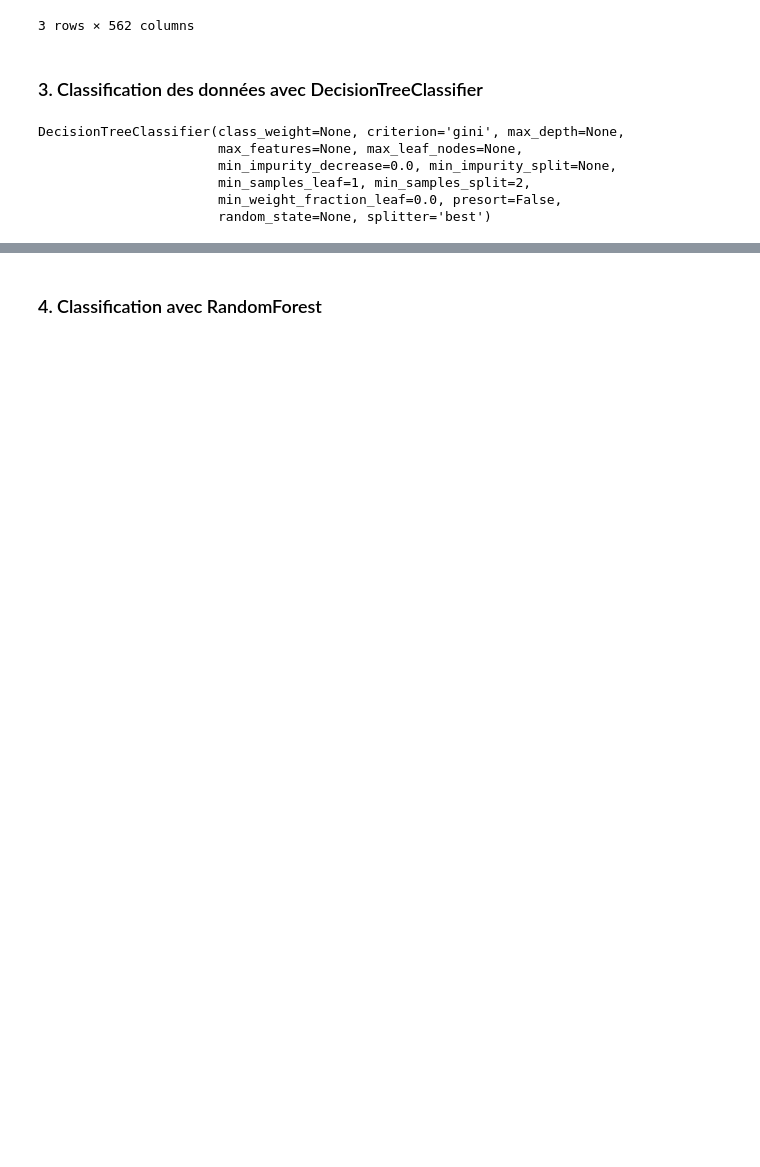
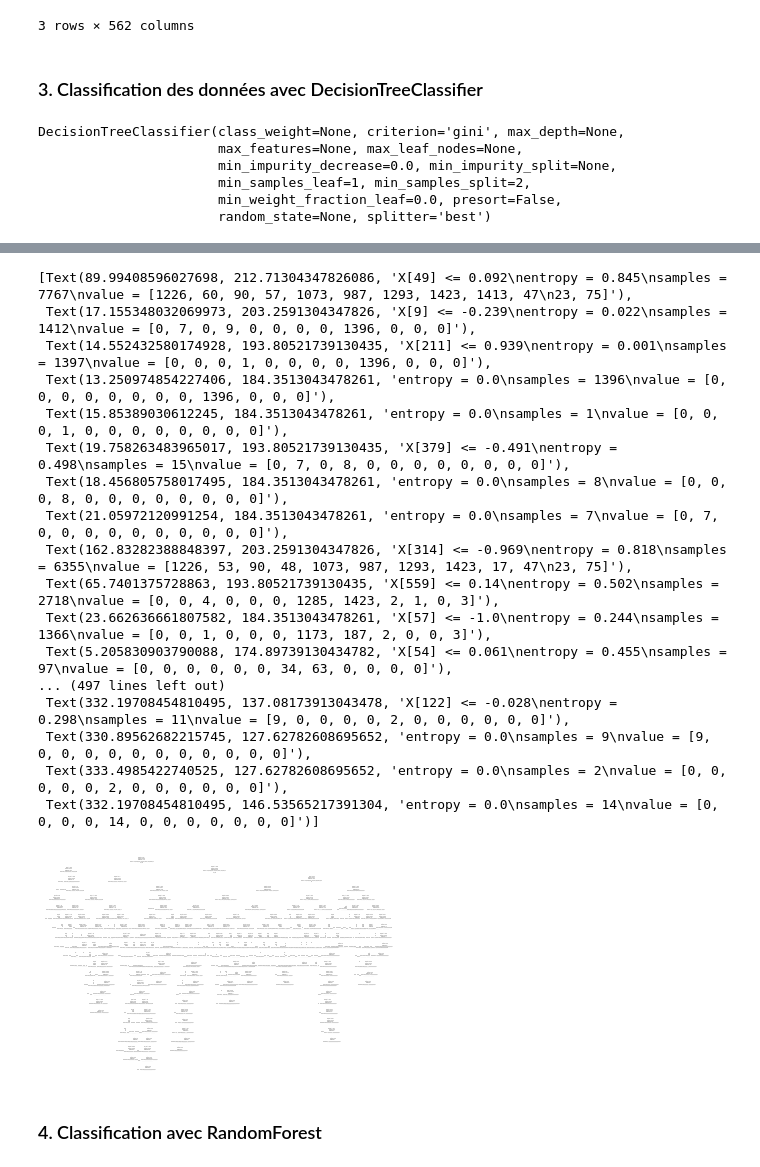
Before and after one commit to HenD-11/PythonForDataAnalysis, a Jupyter notebook: final_project.ipynb, the cells around one changed output, grey strips where cells are left out. Drawn from its saved outputs; the diff is of its cells as text; code cells hidden in the pictures; blank space fills up the shorter version.

```diff
--- a/final_project.ipynb
+++ b/final_project.ipynb
@@ -117,3 +117,24 @@ print(dtc_score)
+# %%
+tree.plot_tree(classifier)
+# %% [output]
+[Text(89.99408596027698, 212.71304347826086, 'X[49] <= 0.092\nentropy = 0.845\nsamples = 7767\nvalue = [1226, 60, 90, 57, 1073, 987, 1293, 1423, 1413, 47\n23, 75]'),
+ Text(17.155348032069973, 203.2591304347826, 'X[9] <= -0.239\nentropy = 0.022\nsamples = 1412\nvalue = [0, 7, 0, 9, 0, 0, 0, 0, 1396, 0, 0, 0]'),
+ Text(14.552432580174928, 193.80521739130435, 'X[211] <= 0.939\nentropy = 0.001\nsamples = 1397\nvalue = [0, 0, 0, 1, 0, 0, 0, 0, 1396, 0, 0, 0]'),
+ Text(13.250974854227406, 184.3513043478261, 'entropy = 0.0\nsamples = 1396\nvalue = [0, 0, 0, 0, 0, 0, 0, 0, 1396, 0, 0, 0]'),
+ Text(15.85389030612245, 184.3513043478261, 'entropy = 0.0\nsamples = 1\nvalue = [0, 0, 0, 1, 0, 0, 0, 0, 0, 0, 0, 0]'),
+ Text(19.758263483965017, 193.80521739130435, 'X[379] <= -0.491\nentropy = 0.498\nsamples = 15\nvalue = [0, 7, 0, 8, 0, 0, 0, 0, 0, 0, 0, 0]'),
+ Text(18.456805758017495, 184.3513043478261, 'entropy = 0.0\nsamples = 8\nvalue = [0, 0, 0, 8, 0, 0, 0, 0, 0, 0, 0, 0]'),
+ Text(21.05972120991254, 184.3513043478261, 'entropy = 0.0\nsamples = 7\nvalue = [0, 7, 0, 0, 0, 0, 0, 0, 0, 0, 0, 0]'),
+ Text(162.83282388848397, 203.2591304347826, 'X[314] <= -0.969\nentropy = 0.818\nsamples = 6355\nvalue = [1226, 53, 90, 48, 1073, 987, 1293, 1423, 17, 47\n23, 75]'),
+ Text(65.7401375728863, 193.80521739130435, 'X[559] <= 0.14\nentropy = 0.502\nsamples = 2718\nvalue = [0, 0, 4, 0, 0, 0, 1285, 1423, 2, 1, 0, 3]'),
+ Text(23.662636661807582, 184.3513043478261, 'X[57] <= -1.0\nentropy = 0.244\nsamples = 1366\nvalue = [0, 0, 1, 0, 0, 0, 1173, 187, 2, 0, 0, 3]'),
+ Text(5.205830903790088, 174.89739130434782, 'X[54] <= 0.061\nentropy = 0.455\nsamples = 97\nvalue = [0, 0, 0, 0, 0, 0, 34, 63, 0, 0, 0, 0]'),
+... (497 lines left out)
+ Text(332.19708454810495, 137.08173913043478, 'X[122] <= -0.028\nentropy = 0.298\nsamples = 11\nvalue = [9, 0, 0, 0, 0, 2, 0, 0, 0, 0, 0, 0]'),
+ Text(330.89562682215745, 127.62782608695652, 'entropy = 0.0\nsamples = 9\nvalue = [9, 0, 0, 0, 0, 0, 0, 0, 0, 0, 0, 0]'),
+ Text(333.4985422740525, 127.62782608695652, 'entropy = 0.0\nsamples = 2\nvalue = [0, 0, 0, 0, 0, 2, 0, 0, 0, 0, 0, 0]'),
+ Text(332.19708454810495, 146.53565217391304, 'entropy = 0.0\nsamples = 14\nvalue = [0, 0, 0, 0, 14, 0, 0, 0, 0, 0, 0, 0]')]
+[figure, added]
 # %% [markdown]
 ### 4. Classification avec RandomForest
 # %%
```
Also changed, not shown: parts of 11 cells of this notebook, 1 other file.
